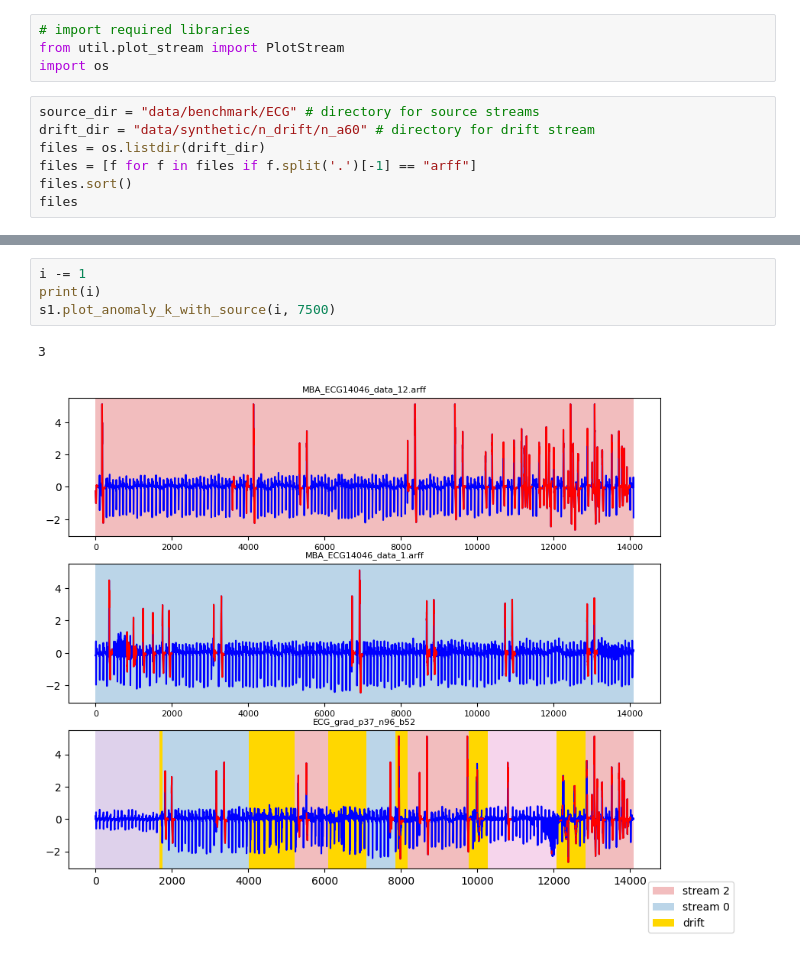
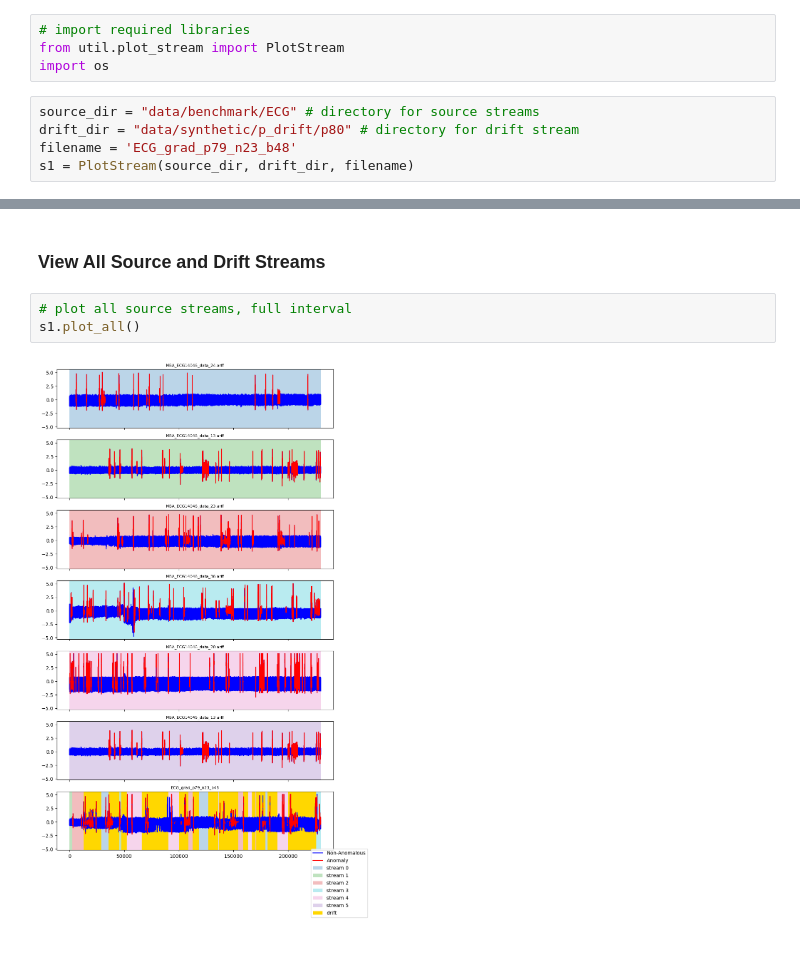
Before and after one commit to mac-dsl/AnomalyDriftDetection, a Jupyter notebook: view_drift.ipynb, the cells around one changed output, grey strips where cells are left out. Cells and saved outputs as stored; diff of their text form.

Commit message:
Edit plotting documentation

```diff
--- a/view_drift.ipynb
+++ b/view_drift.ipynb
@@ -7,8 +7,6 @@ from util.plot_stream import PlotStream
 import os
 # %%
 source_dir = "data/benchmark/ECG" # directory for source streams
-drift_dir = "data/synthetic/n_drift/n_a60" # directory for drift stream
-files = os.listdir(drift_dir)
-files = [f for f in files if f.split('.')[-1] == "arff"]
-files.sort()
-files
+drift_dir = "data/synthetic/p_drift/p80" # directory for drift stream
+filename = 'ECG_grad_p79_n23_b48'
+s1 = PlotStream(source_dir, drift_dir, filename)
@@ -35,7 +13,7 @@ s1.plot_anomaly_k_with_source(i, 7500)
-# %%
-i -= 1
-print(i)
-s1.plot_anomaly_k_with_source(i, 7500)
-# %% [output]
-3
-[figure, removed]
+# %% [markdown]
+### View All Source and Drift Streams
+# %%
+# plot all source streams, full interval
+s1.plot_all()
+# %% [output]
+[figure, added]
```
Also changed, not shown: parts of 13 cells of this notebook, 1 other file.
